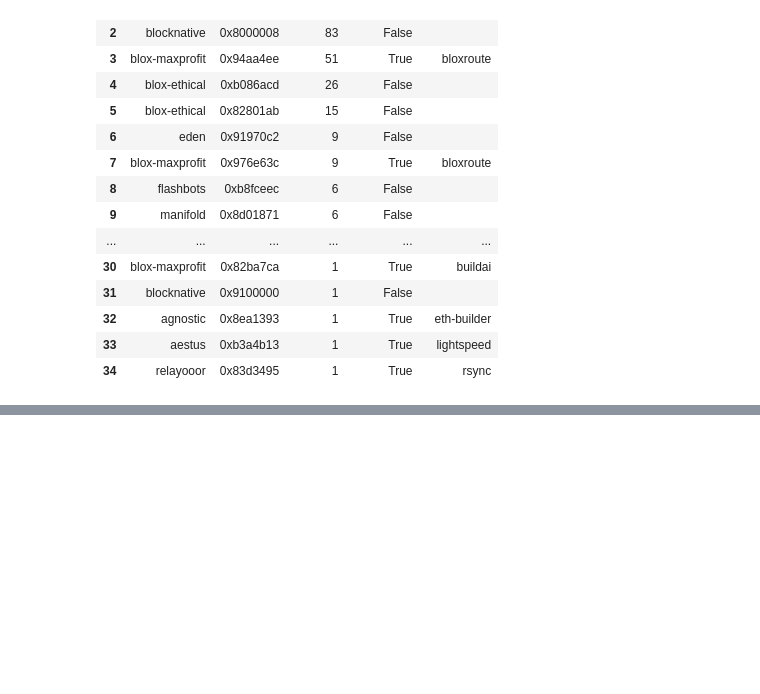
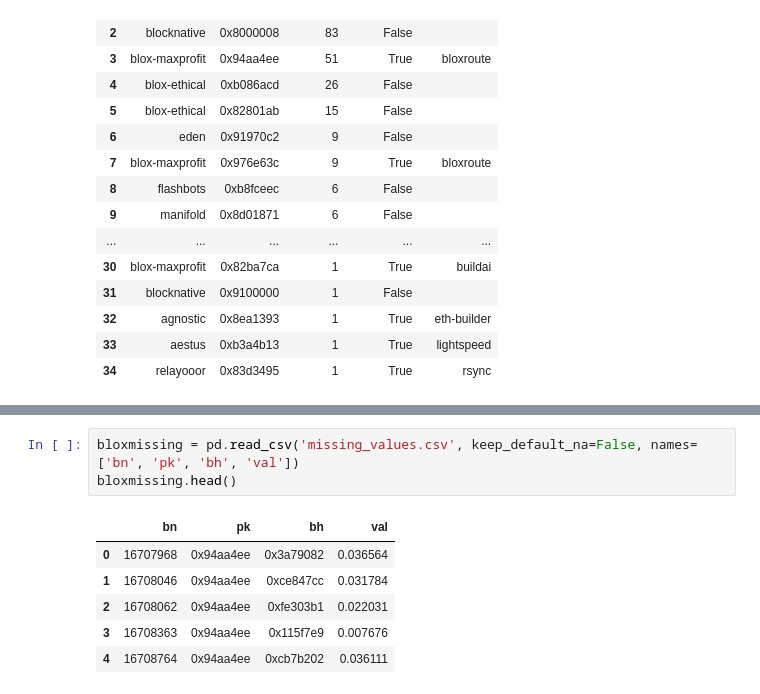
Before and after one commit to michaelneuder/relay-data, a Jupyter notebook: mainnet/missing-blocks.ipynb, the cells around one changed output, grey strips where cells are left out. Saved outputs shown, nothing was run; the diff lists cells and outputs as text; blank space fills up the shorter version.

```diff
--- a/mainnet/missing-blocks.ipynb
+++ b/mainnet/missing-blocks.ipynb
@@ -257,0 +362,10 @@ pairs[pairs['pubkey'] == "0x83d3495"]
+# %%
+bloxmissing = pd.read_csv('missing_values.csv', keep_default_na=False, names=['bn', 'pk', 'bh', 'val'])
+bloxmissing.head()
+# %% [output]
+|  | bn | pk | bh | val |
+| 0 | 16707968 | 0x94aa4ee | 0x3a79082 | 0.036564 |
+| 1 | 16708046 | 0x94aa4ee | 0xce847cc | 0.031784 |
+| 2 | 16708062 | 0x94aa4ee | 0xfe303b1 | 0.022031 |
+| 3 | 16708363 | 0x94aa4ee | 0x115f7e9 | 0.007676 |
+| 4 | 16708764 | 0x94aa4ee | 0xcb7b202 | 0.036111 |
```
Also changed, not shown: parts of 13 cells of this notebook, 2 other files.
